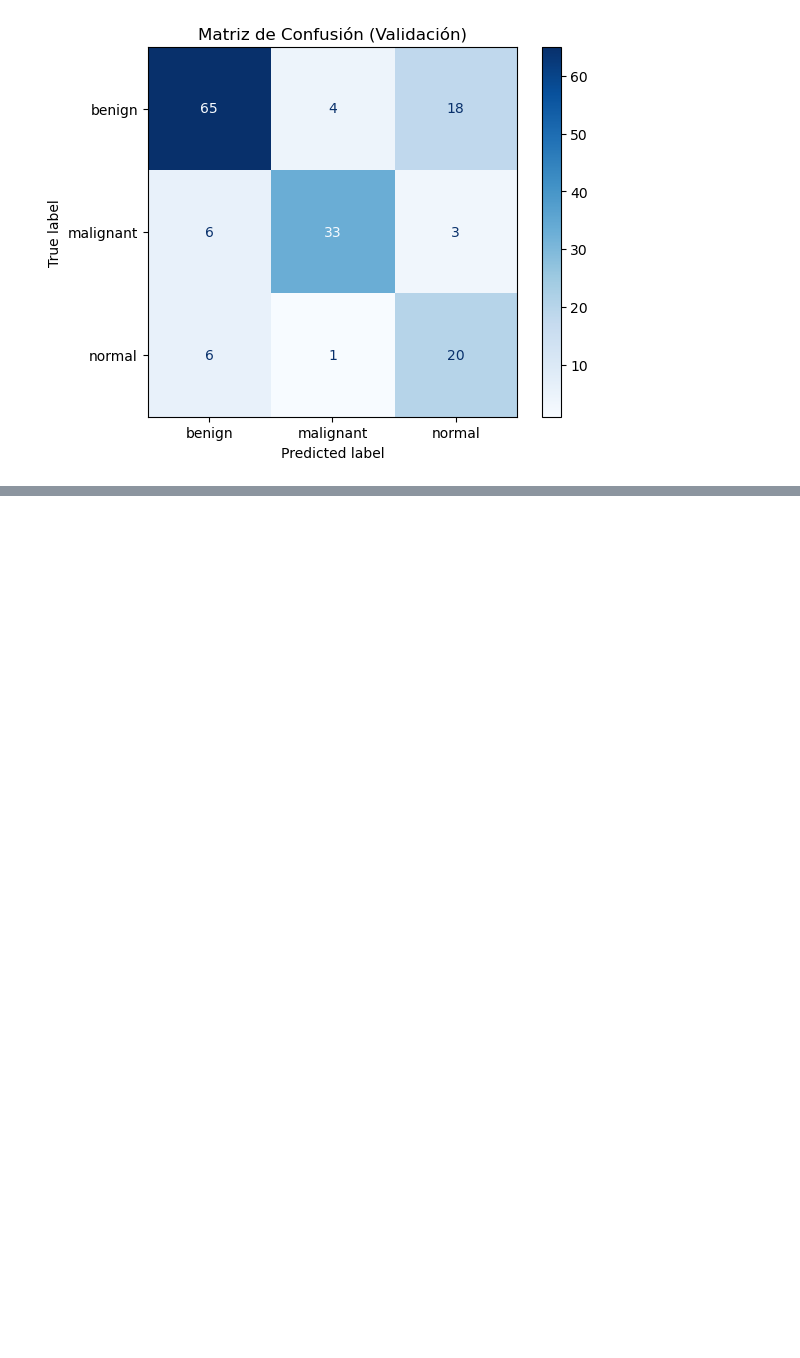
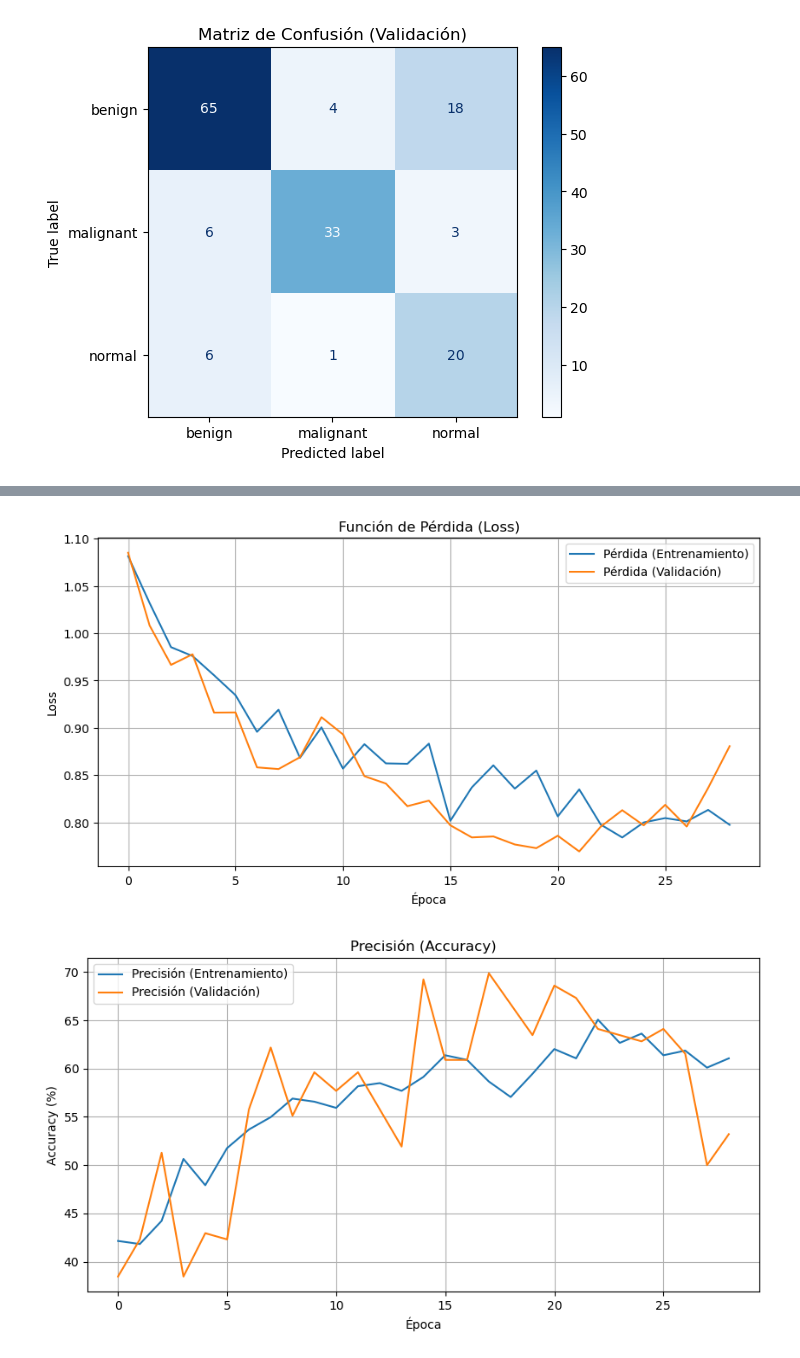
Before and after one commit to NeuralClassification/CNN, a Jupyter notebook: BreastCancerCNN.ipynb, the cells around one changed output, grey strips where cells are left out. Cells and saved outputs as stored; diff of their text form; code cells hidden in the pictures; blank space fills up the shorter version.

```diff
--- a/BreastCancerCNN.ipynb
+++ b/BreastCancerCNN.ipynb
@@ -531,0 +662,43 @@ Epoch [11/25], Train Loss: 0.6602, Train Acc: 72.44%, Val Loss: 0.6445, Val Acc:
+# %%
+plt.figure(figsize=(10, 5))
+plt.plot(history['train_loss'], label='Pérdida (Entrenamiento)')
+plt.plot(history['val_loss'], label='Pérdida (Validación)')
+plt.title('Función de Pérdida (Loss)')
+plt.xlabel('Época')
+plt.ylabel('Loss')
+plt.legend()
+plt.grid(True)
+plt.show()
+
+plt.figure(figsize=(10, 5))
+plt.plot(history['train_acc'], label='Precisión (Entrenamiento)')
+plt.plot(history['val_acc'], label='Precisión (Validación)')
+plt.title('Precisión (Accuracy)')
+plt.xlabel('Época')
+plt.ylabel('Accuracy (%)')
+plt.legend()
+plt.grid(True)
+plt.show()
+
+
+all_preds = []
+all_labels = []
+
+model.eval()
+with torch.no_grad():
+    for images, labels in val_loader:
+        images, labels = images.to(device), labels.to(device)
+        outputs = model(images)
+        _, predicted = torch.max(outputs.data, 1)
+        all_preds.extend(predicted.cpu().numpy())
+        all_labels.extend(labels.cpu().numpy())
+
+cm = confusion_matrix(all_labels, all_preds)
+
+disp = ConfusionMatrixDisplay(confusion_matrix=cm, display_labels=classes)
+disp.plot(cmap=plt.cm.Blues)
+plt.title('Matriz de Confusión (Validación)')
+plt.show()
+# %% [output]
+[figure, added]
+[figure, added]
```
Also changed, not shown: parts of 8 cells of this notebook.
